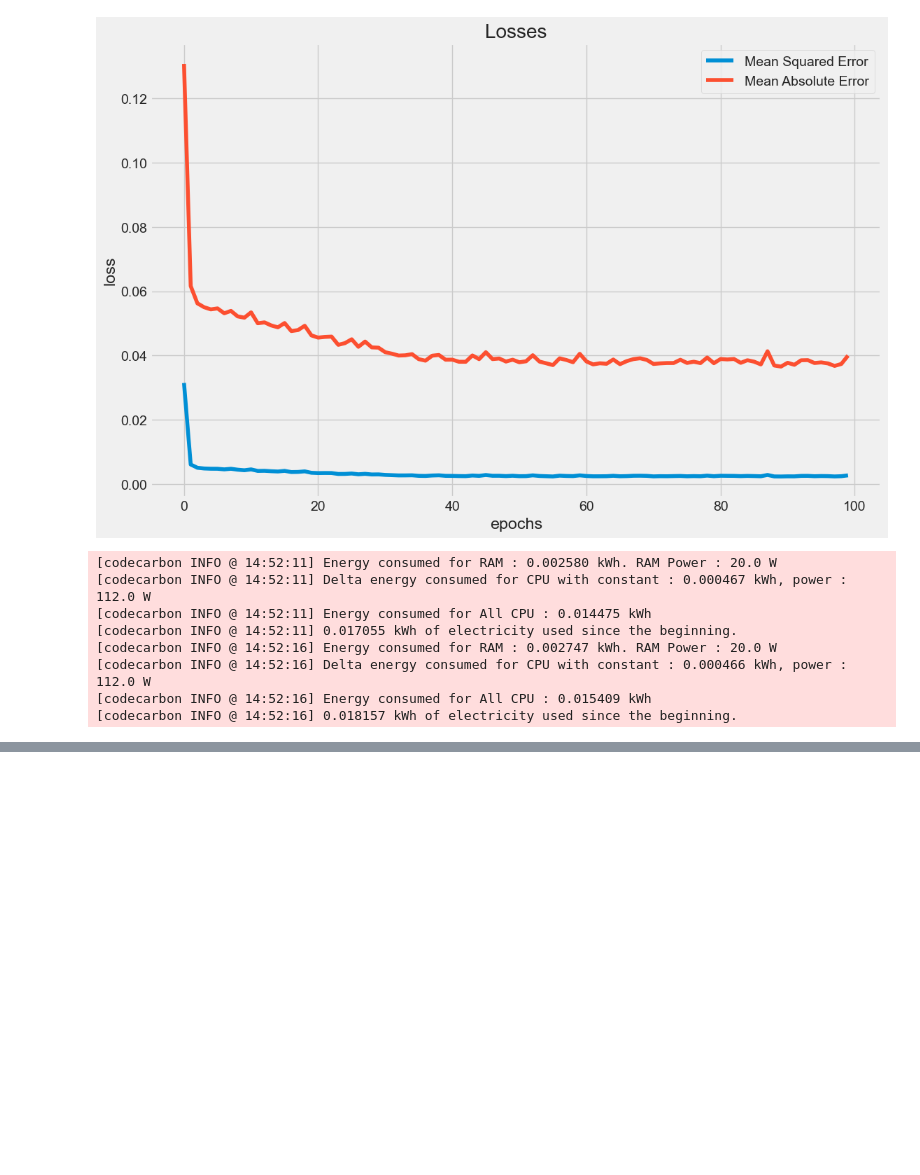
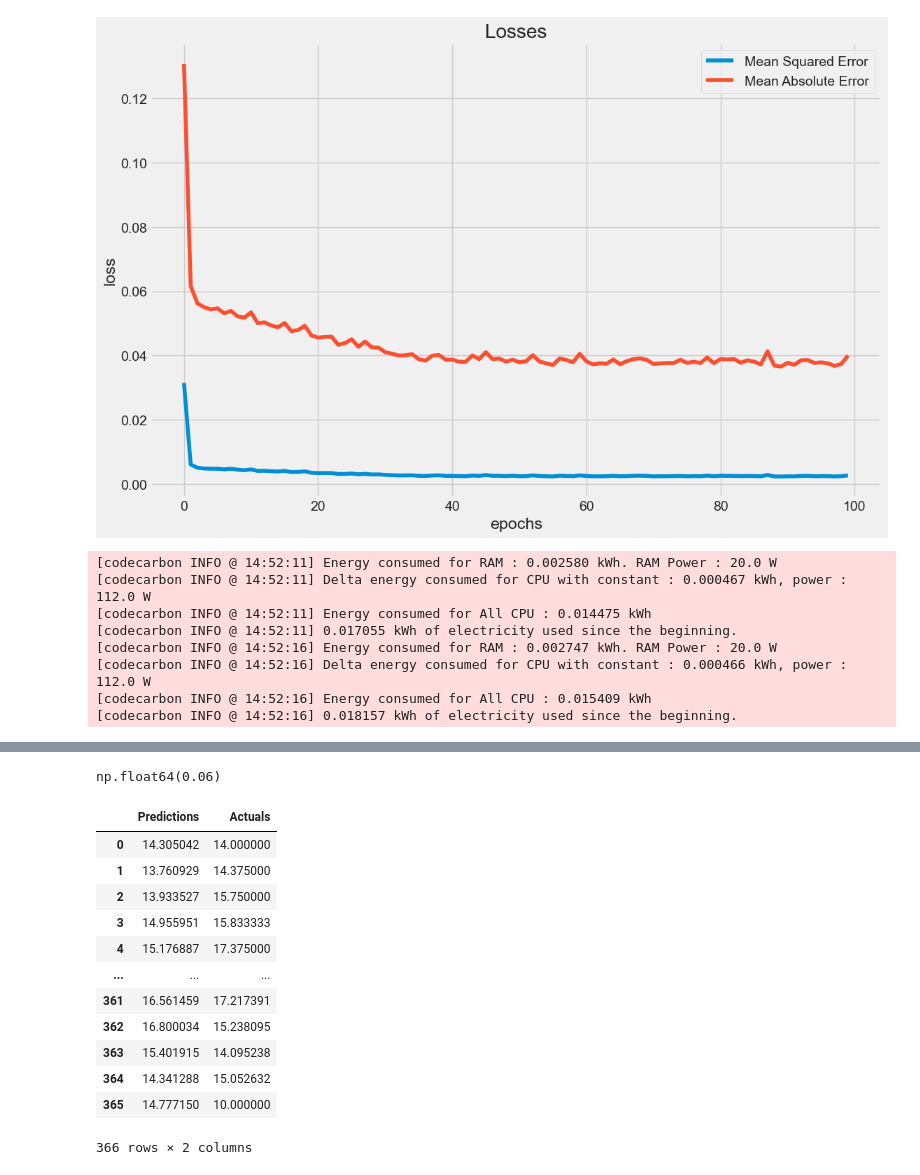
Before and after one commit to Wedenborg/MLOPS-Hackathon, a Jupyter notebook: PredictionLSTM.ipynb, the cells around one changed output, grey strips where cells are left out. Cells and saved outputs as stored; diff of their text form; code cells hidden in the pictures; blank space fills up the shorter version.

```diff
--- a/PredictionLSTM.ipynb
+++ b/PredictionLSTM.ipynb
@@ -252,0 +267,14 @@ Emissions: 0.0026329530544432675 kg CO₂eq
+# %%
+# Creating a testing set with 60 time-steps and 1 output
+time_steps = 60
+test_data = scaled_data[train_size - time_steps:, :]
+
+x_test = []
+y_test = []
+n_cols = 1
+
+for i in range(time_steps, len(test_data)):
+    x_test.append(test_data[i-time_steps:i, 0:n_cols])
+    y_test.append(test_data[i, 0:n_cols])
+x_test, y_test = np.array(x_test), np.array(y_test)
+x_test = np.reshape(x_test, (x_test.shape[0], x_test.shape[1], n_cols))
@@ -252,0 +310,22 @@ Emissions: 0.0026329530544432675 kg CO₂eq
+# %%
+RMSE = np.sqrt(np.mean( y_test - predictions )**2).round(2)
+RMSE
+# %% [output]
+np.float64(0.06)
+# %%
+preds_acts = pd.DataFrame(data={'Predictions':predictions.flatten(), 'Actuals':y_test.flatten()})
+preds_acts
+# %% [output]
+|  | Predictions | Actuals |
+| 0 | 14.305042 | 14.000000 |
+| 1 | 13.760929 | 14.375000 |
+| 2 | 13.933527 | 15.750000 |
+| 3 | 14.955951 | 15.833333 |
+| 4 | 15.176887 | 17.375000 |
+| ... | ... | ... |
+| 361 | 16.561459 | 17.217391 |
+| 362 | 16.800034 | 15.238095 |
+| 363 | 15.401915 | 14.095238 |
+| 364 | 14.341288 | 15.052632 |
+| 365 | 14.777150 | 10.000000 |
+366 rows × 2 columns
```
Also changed, not shown: parts of 35 cells of this notebook, 2 other files.
